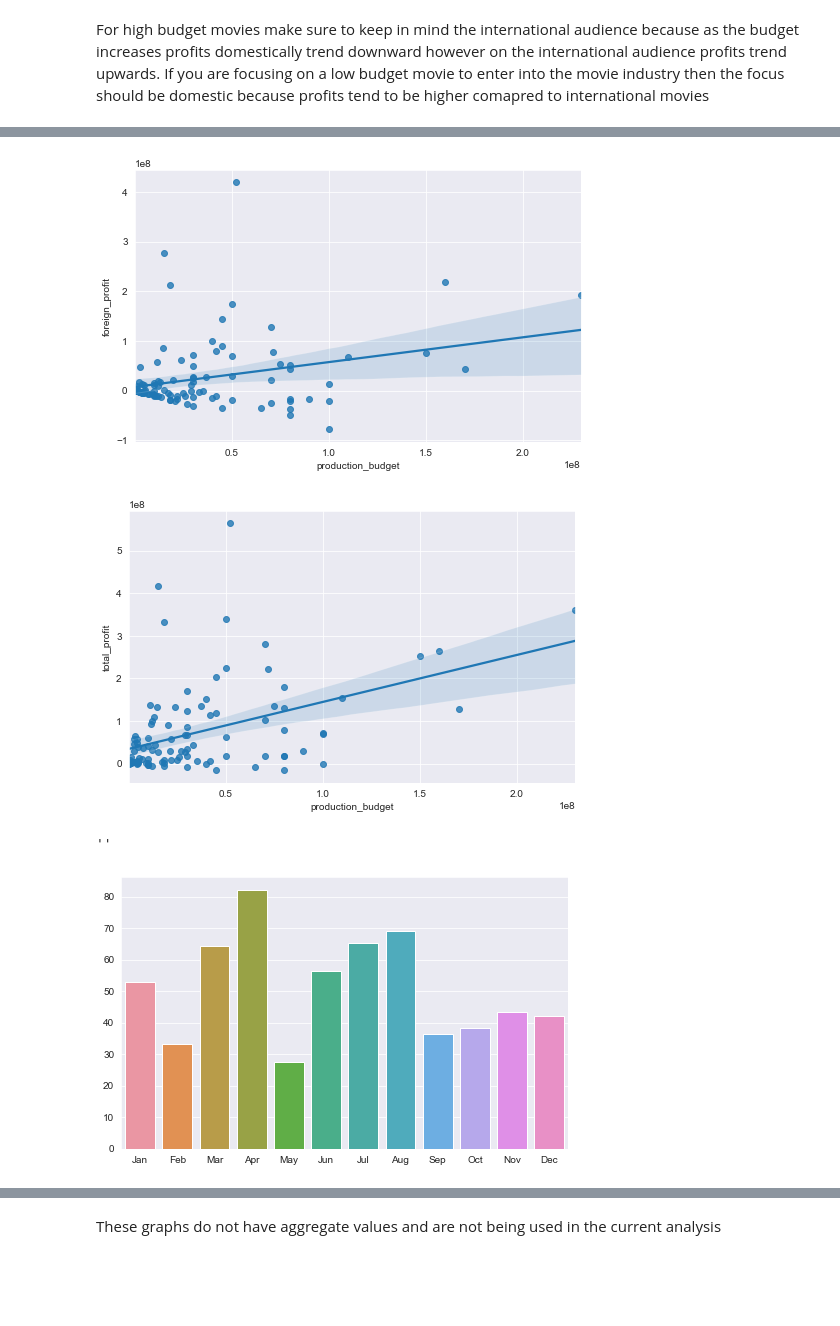
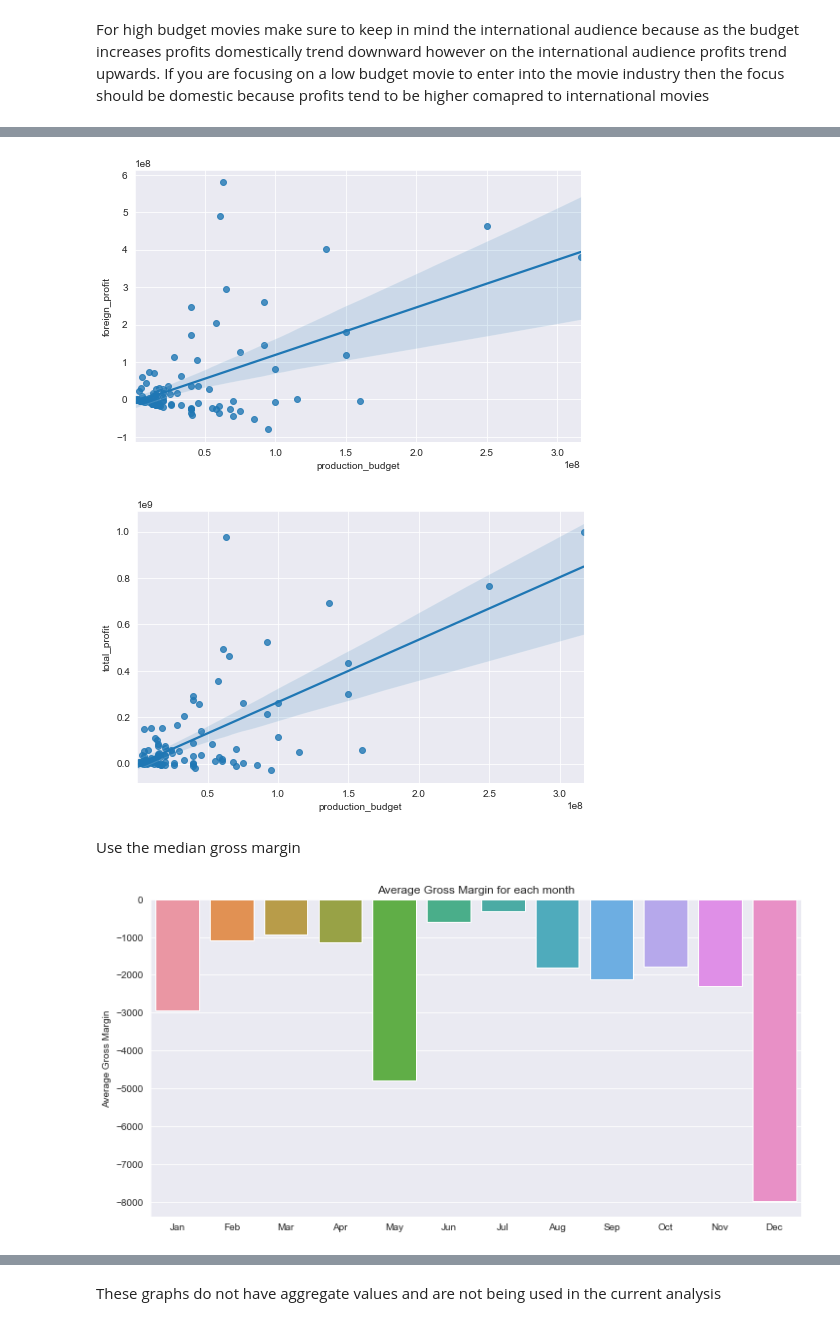
Before and after one commit to masonbatch/dsc-capstone, a Jupyter notebook: student.ipynb, the cells around one changed output, grey strips where cells are left out. Cells and saved outputs as stored; diff of their text form; code cells hidden in the pictures; blank space fills up the shorter version.

Commit message:
analyzing budget sizes and seeing which is best

```diff
--- a/student.ipynb
+++ b/student.ipynb
@@ -368,12 +368,18 @@ Additional Assumptions:
 # %%
 # Create the Gross Margin column in a new dataframe called budgets
 budgets =  movie_budgets.copy()
+
 # only use movies that gross > 0
 budgets = budgets.loc[budgets['worldwide_gross'] > 0]
 # calculate gross Margin
 budgets['gross_margin_ww'] = (budgets['worldwide_gross'] -
                               budgets['production_budget']) / budgets['worldwide_gross'] * 100
+# Add month index column to budgets
+month = pd.to_datetime(budgets['release_date']).dt.month
+budgets['month_index'] = month
 
+# Filter out the movies that had gross margin less than 500%
+# budgets = budgets.loc[budgets['gross_margin_ww'] > -2000]
 # only care about values with Gross Margin > 0
 # budgets_ww = budgets_ww.loc[budgets_ww['gross_margin'] > 0]
 # %%
@@ -405,9 +411,9 @@ sns.regplot(data = sample, x = "production_budget" , y = "domestic_profit", ax=a
 fig, ax = plt.subplots(figsize=(8,5))
 sns.regplot(data = sample, x = "production_budget" , y = "foreign_profit", ax=ax);
 # %% [output]
-[figure, old version]
+[figure, new version]
 # %%
 fig, ax = plt.subplots(figsize=(8,5))
 sns.regplot(data = sample, x = "production_budget" , y = "total_profit", ax=ax);
 # %% [output]
-[figure, old version]
+[figure, new version]
@@ -417,11 +420,13 @@ sample['month_index'] = month
+# %% [markdown]
+Use the median gross margin
 # %%
-fig, ax = plt.subplots(figsize=(8,5))
+fig, ax = plt.subplots(figsize=(12,6))
 # get the month values and aggregate gross margin to plot
-x_values = sample.sort_values('month_index')['month'].unique()
-agg_margin = sample.groupby('month_index')['gross_margin_ww'].mean()
+x_values = budgets.sort_values('month_index')['month'].unique()
+agg_margin = budgets.groupby('month_index')['gross_margin_ww'].mean()
 
-sns.barplot(x=x_values, y = agg_margin.values, errwidth=0)
-ax.set_ylabel("");
+sns.barplot(x=x_values, y = agg_margin.values)
+ax.set_ylabel("Average Gross Margin")
+ax.set_title("Average Gross Margin for each month");
 # %% [output]
-''
-[figure, old version]
+[figure, new version]
```
Also changed, not shown: parts of 6 cells of this notebook.
